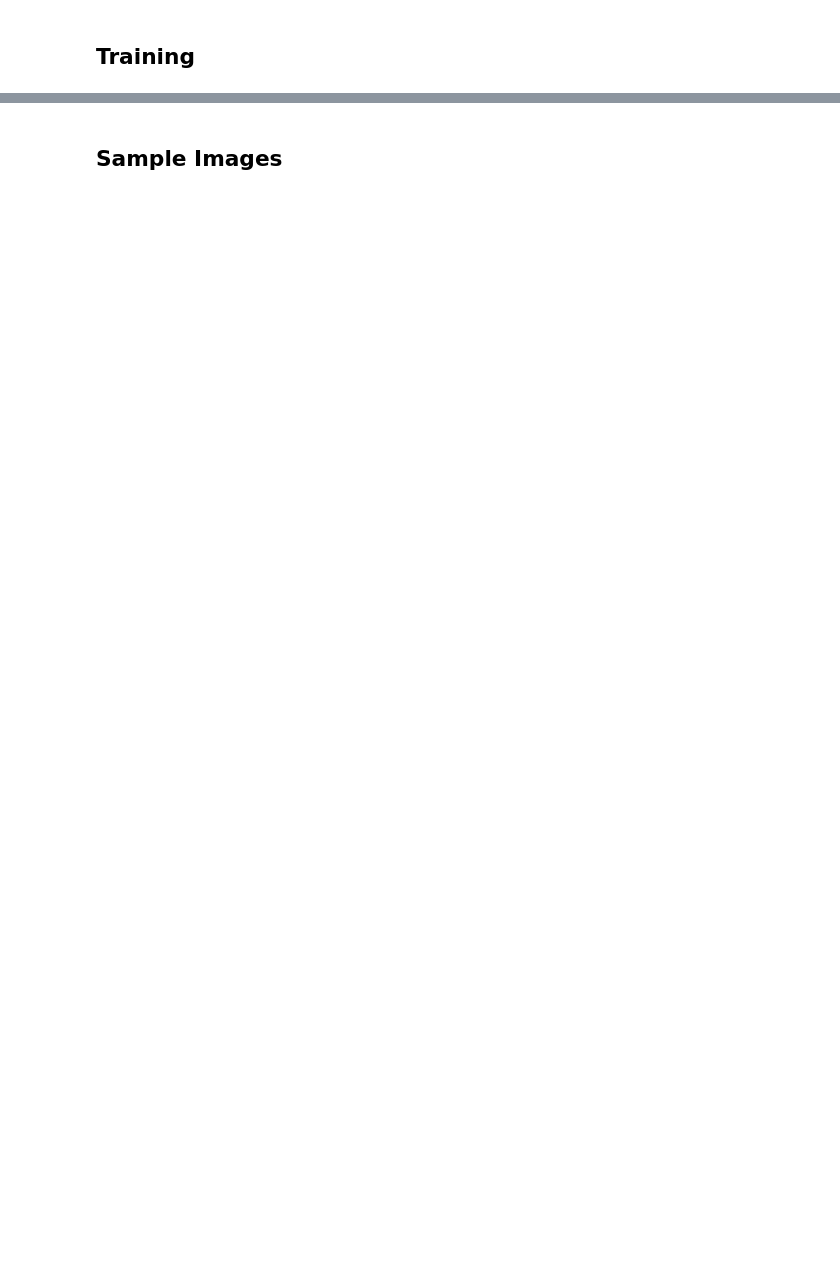
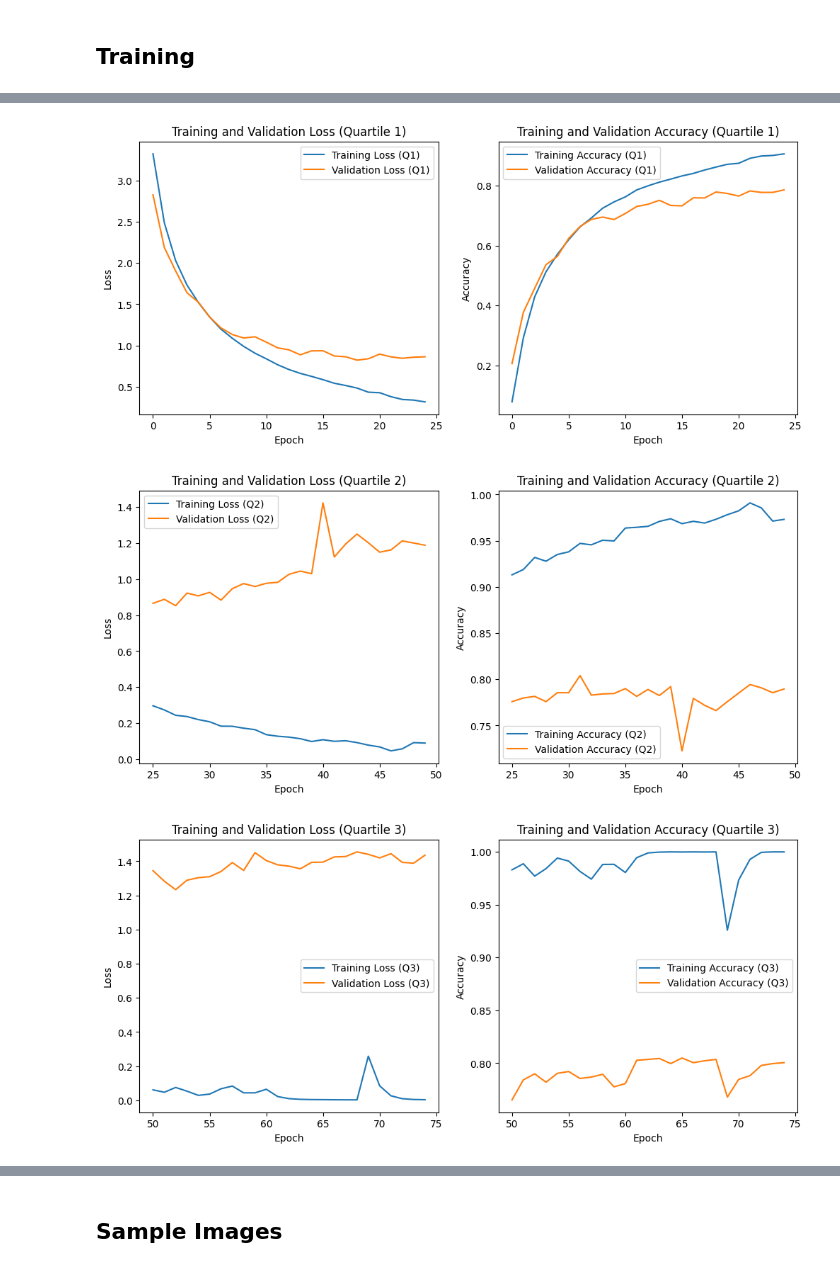
Before and after one commit to kiing-dom/CS4287, a Jupyter notebook: Assignment2CNN/CS4287_Assign2_20243561_20250762.ipynb, the cells around one changed output, grey strips where cells are left out. Cells and saved outputs as stored; diff of their text form; code cells hidden in the pictures; blank space fills up the shorter version.

```diff
--- a/Assignment2CNN/CS4287_Assign2_20243561_20250762.ipynb
+++ b/Assignment2CNN/CS4287_Assign2_20243561_20250762.ipynb
@@ -211,0 +212,57 @@ Epoch 50/50
+# %%
+#plots for the model loss and accuracy
+
+# Divide epochs into quartiles
+num_epochs = len(history.history['loss'])
+quartile_size = num_epochs // 4
+
+# Plot training and validation loss for each quartile
+for i in range(4):
+    start_idx = i * quartile_size
+    end_idx = (i + 1) * quartile_size if i < 3 else num_epochs
+
+    plt.figure(figsize=(12, 5))
+
+    plt.subplot(1, 2, 1)
+    plt.plot(range(start_idx, end_idx), history.history['loss'][start_idx:end_idx], label=f'Training Loss (Q{i + 1})')
+    plt.plot(range(start_idx, end_idx), history.history['val_loss'][start_idx:end_idx], label=f'Validation Loss (Q{i + 1})')
+    plt.xlabel('Epoch')
+    plt.ylabel('Loss')
+    plt.title(f'Training and Validation Loss (Quartile {i + 1})')
+    plt.legend()
+
+    # Plot training and validation accuracy for each quartile
+    plt.subplot(1, 2, 2)
+    plt.plot(range(start_idx, end_idx), history.history['accuracy'][start_idx:end_idx], label=f'Training Accuracy (Q{i + 1})')
+    plt.plot(range(start_idx, end_idx), history.history['val_accuracy'][start_idx:end_idx], label=f'Validation Accuracy (Q{i + 1})')
+    plt.xlabel('Epoch')
+    plt.ylabel('Accuracy')
+    plt.title(f'Training and Validation Accuracy (Quartile {i + 1})')
+    plt.legend()
+
+    plt.show()
+
+  # Overall plot for both accuracy and loss
+plt.figure(figsize=(12, 5))
+
+plt.subplot(1, 2, 1)
+plt.plot(history.history['loss'], label='Training Loss')
+plt.plot(history.history['val_loss'], label='Validation Loss')
+plt.xlabel('Epoch')
+plt.ylabel('Loss')
+plt.title('Training and Validation Loss')
+plt.legend()
+
+plt.subplot(1, 2, 2)
+plt.plot(history.history['accuracy'], label='Training Accuracy')
+plt.plot(history.history['val_accuracy'], label='Validation Accuracy')
+plt.xlabel('Epoch')
+plt.ylabel('Accuracy')
+plt.title('Training and Validation Accuracy')
+plt.legend()
+
+plt.show()
+# %% [output]
+[figure, added]
+[figure, added]
+[figure, added]
```
Also changed, not shown: parts of 12 cells of this notebook.
